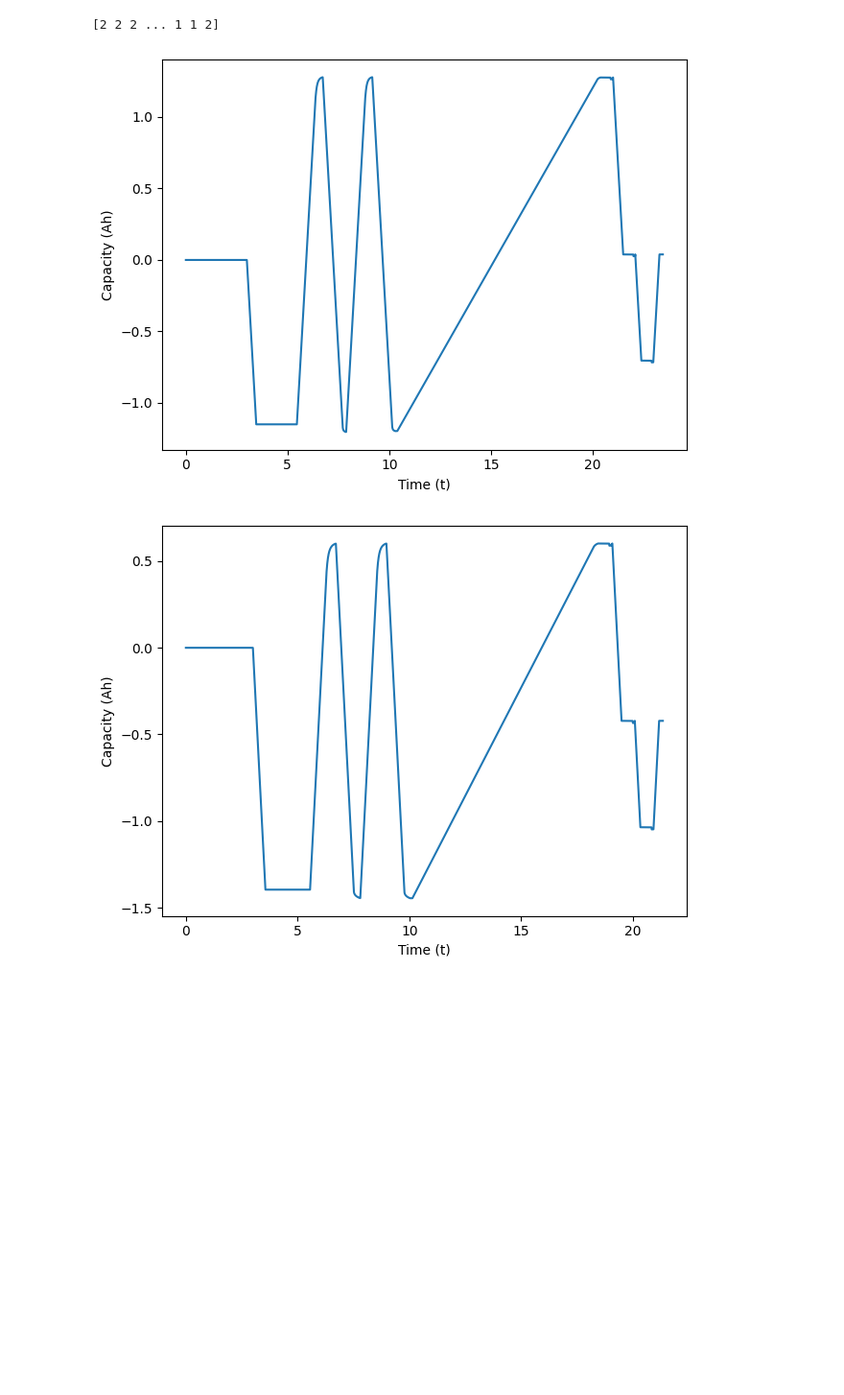
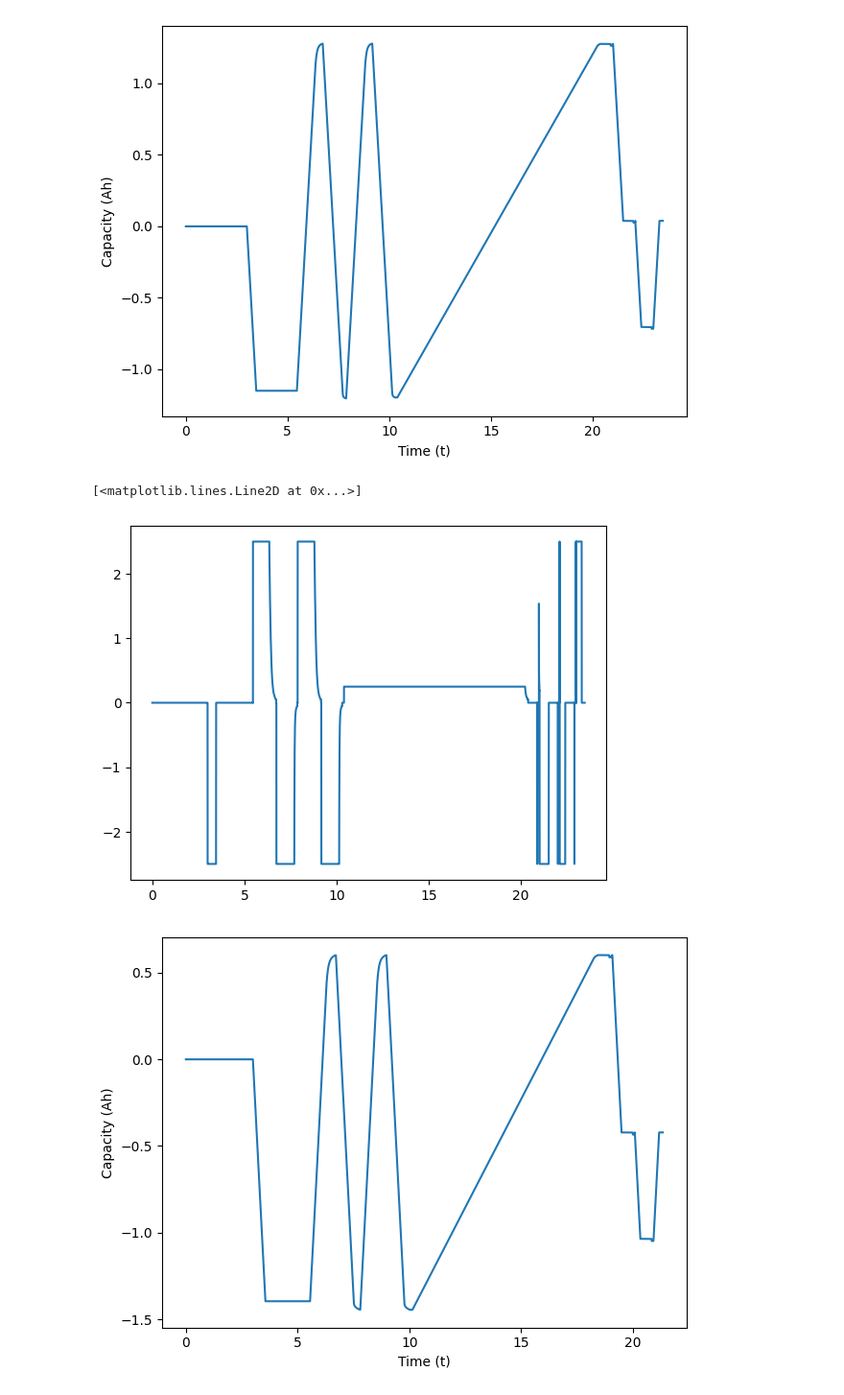
Before and after one commit to gsscala/star_dataset, a Jupyter notebook: soh.ipynb, the cells around one changed output. Shown: that part at 96% size. Drawn from its saved outputs; the diff is of its cells as text; code cells hidden in the pictures; blank space fills up the shorter version.

```diff
--- a/soh.ipynb
+++ b/soh.ipynb
@@ -5,19 +5,22 @@ import matplotlib.pyplot as plt
 # %%
 data = loadmat("CU_Dynamic/CU000/BW-VTC-458_7068_CU_cyc_000_BW-VTC-AgeVal.mat",
                squeeze_me=True, struct_as_record=False)["Dataset"]
 
 data = data.__dict__
 
-print(data["State"])
 
 plt.plot(data["Time"], data["Ah"])
 plt.ylabel("Capacity (Ah)")
 plt.xlabel("Time (t)")
 plt.tight_layout()
 plt.show()
+
+
+plt.plot(data["Time"], data["I"])
 # %% [output]
+[figure]
-[2 2 2 ... 1 1 2]
+[<matplotlib.lines.Line2D at 0x...>]
-[figure]
+[figure, added]
 # %%
 data = loadmat("CU_Dynamic/CU011/BW-VTC-458_8109_CU_cyc_011_BW-VTC-AgeVal.mat",
                squeeze_me=True, struct_as_record=False)["Dataset"]
```
Also changed, not shown: parts of 1 cell of this notebook, 1 other file.
